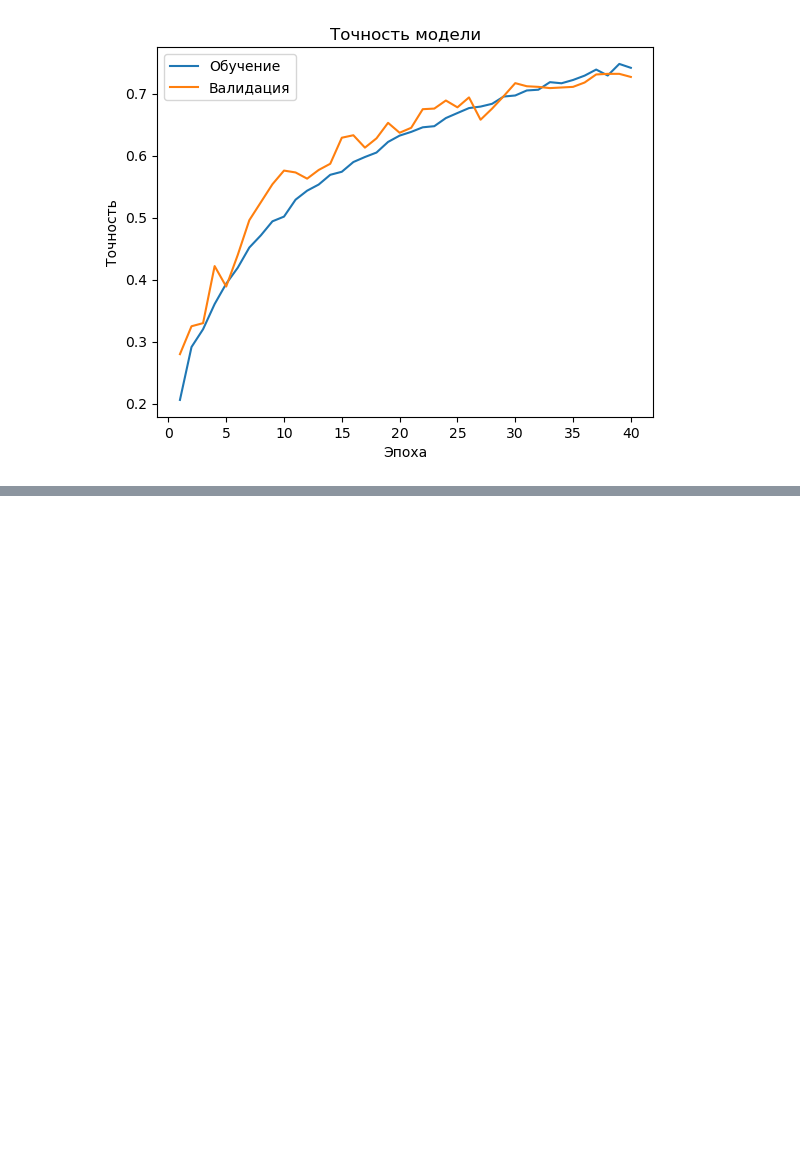
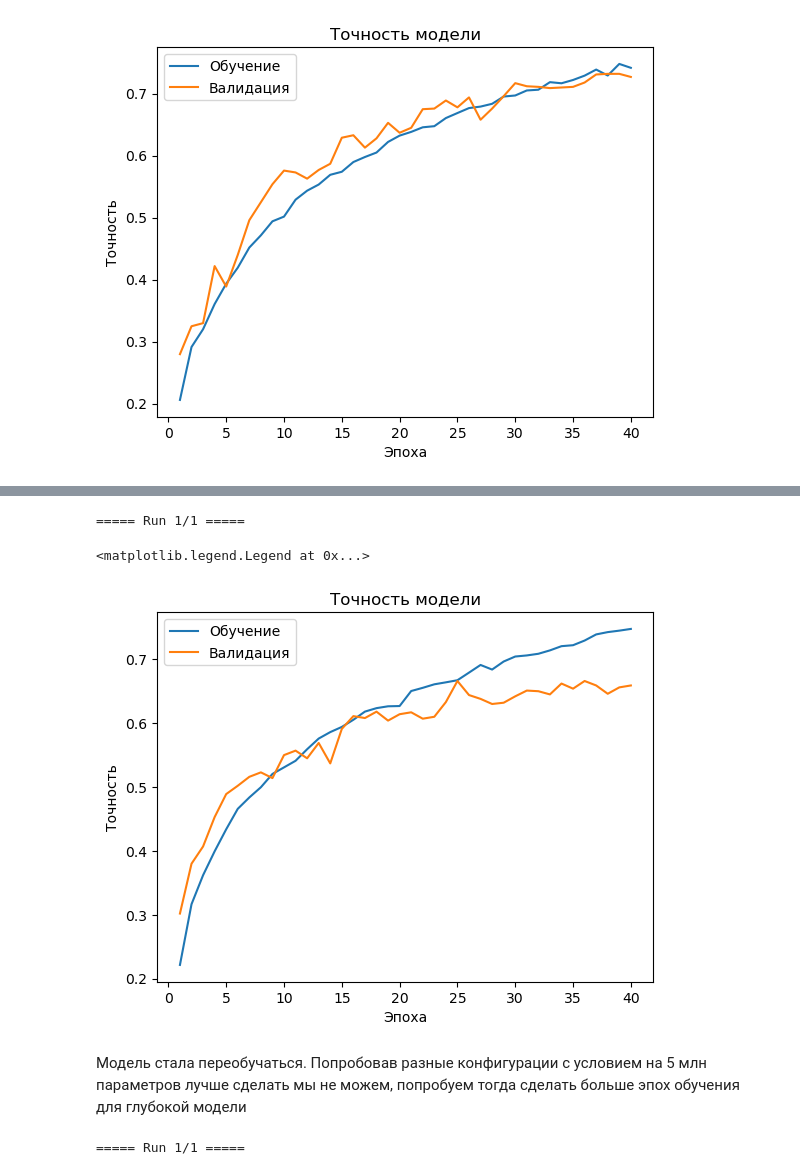
Before and after one commit to EHAT32/cv-masters-2025-fall, a Jupyter notebook: hw3.ipynb, the cells around one changed output, grey strips where cells are left out. Cells and saved outputs as stored; diff of their text form; code cells hidden in the pictures; blank space fills up the shorter version.

Commit message:
trained backbone

```diff
--- a/hw3.ipynb
+++ b/hw3.ipynb
@@ -600,0 +668,42 @@ plt.legend()
+# %%
+def make_rich():
+    return ResNetRich(CLASS_NUM).to(device)
+# %%
+results_rich = train_multiple_runs(
+    runs=1,
+    model_constructor=make_rich,
+    optimizer_constructor=init_AdamW,
+    criterion=criterion,
+    train_data_loader=train_data_loader,
+    val_data_loader=val_data_loader,
+    epoch_num=40,
+    save_path= "./models/hw3/rich_best.pt"
+)
+# %% [output]
+===== Run 1/1 =====
+# %%
+plt.title('Точность модели')
+plt.plot(np.arange(1, len(results_rich['mean_train_accs'])+1, dtype=np.int16), results_rich['mean_train_accs'], label='Обучение')
+plt.plot(np.arange(1, len(results_rich['mean_train_accs'])+1, dtype=np.int16), results_rich['mean_val_accs'], label='Валидация')
+plt.xlabel('Эпоха')
+plt.ylabel('Точность')
+plt.legend()
+# plt.semilogy()
+# %% [output]
+<matplotlib.legend.Legend at 0x...>
+[figure, added]
+# %% [markdown]
+Модель стала переобучаться. Попробовав разные конфигурации с условием на 5 млн параметров лучше сделать мы не можем, попробуем тогда сделать больше эпох обучения для глубокой модели
+# %%
+results_final = train_multiple_runs(
+    runs=1,
+    model_constructor=make_deep,
+    optimizer_constructor=init_AdamW,
+    criterion=criterion,
+    train_data_loader=train_data_loader,
+    val_data_loader=val_data_loader,
+    epoch_num=60,
+    save_path= "./models/hw3/deep_best.pt"
+)
+# %% [output]
+===== Run 1/1 =====
```
Also changed, not shown: parts of 7 cells of this notebook.
